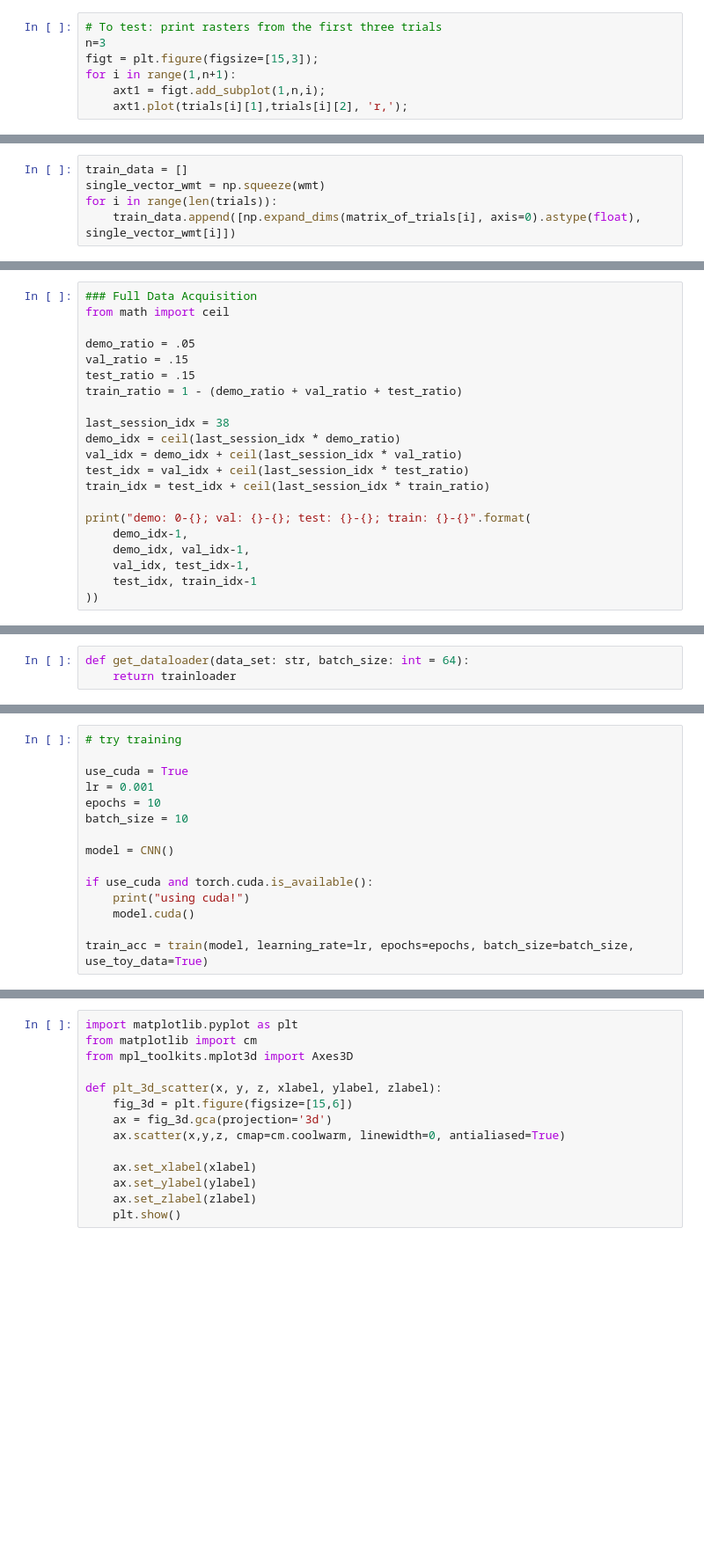
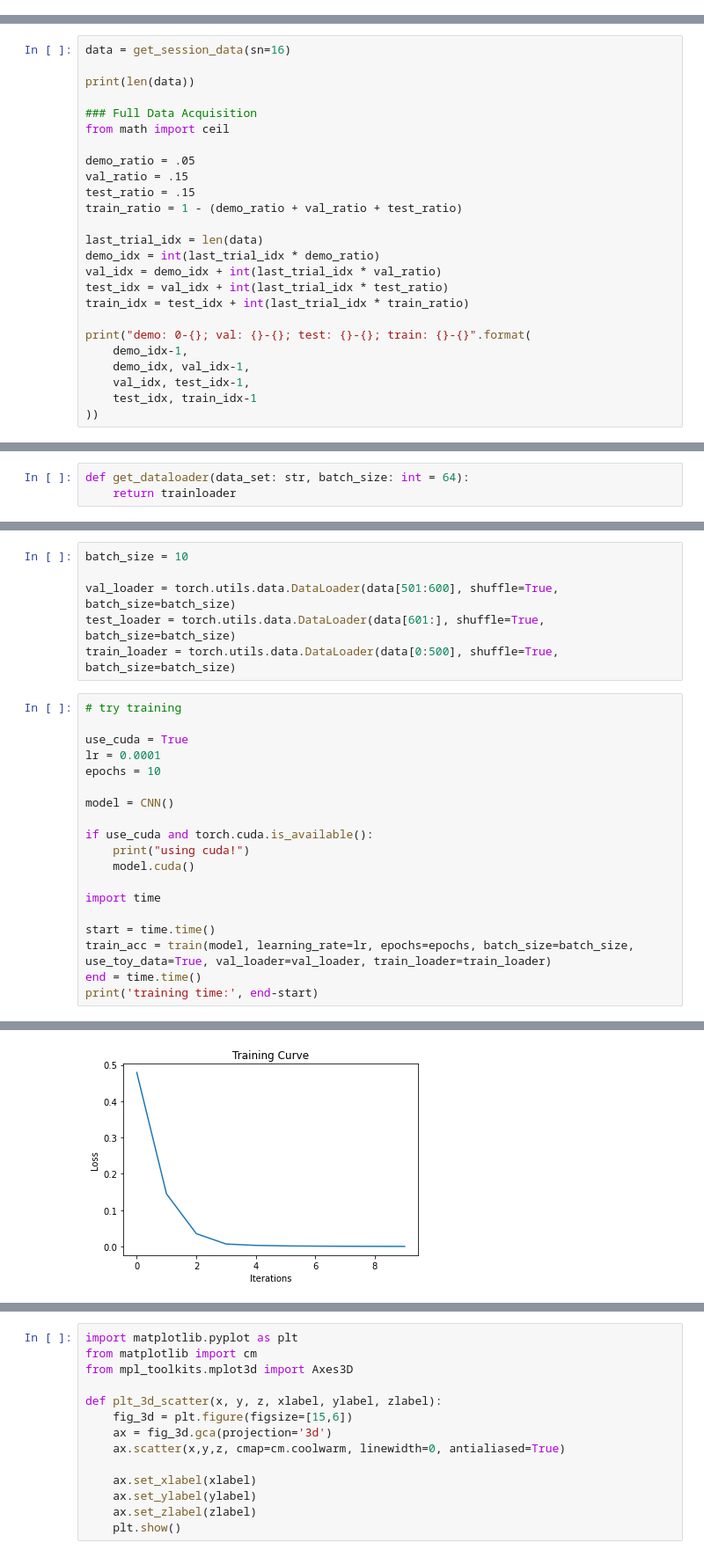
Before and after one commit to APS360-20209-T3/npix, a Jupyter notebook: data_gcp.ipynb, the cells around one changed output, grey strips where cells are left out. Shown: that part at 88% size. Drawn from its saved outputs; the diff is of its cells as text; blank space fills up the shorter version.

```diff
--- a/data_gcp.ipynb
+++ b/data_gcp.ipynb
@@ -195,7 +179,0 @@ for i in range(1,n+1):
-# %%
-# To test: print rasters from the first three trials
-n=3
-figt = plt.figure(figsize=[15,3]);
-for i in range(1,n+1):
-    axt1 = figt.add_subplot(1,n,i);
-    axt1.plot(trials[i][1],trials[i][2], 'r,');
@@ -276,5 +190,0 @@ plt.show()
-# %%
-train_data = []
-single_vector_wmt = np.squeeze(wmt)
-for i in range(len(trials)):
-    train_data.append([np.expand_dims(matrix_of_trials[i], axis=0).astype(float), single_vector_wmt[i]])
@@ -289,4 +241,8 @@ print(l1.shape)
 # %%
+data = get_session_data(sn=16)
+
+print(len(data))
+
 ### Full Data Acquisition
 from math import ceil
 
@@ -295,11 +251,11 @@ val_ratio = .15
 test_ratio = .15
 train_ratio = 1 - (demo_ratio + val_ratio + test_ratio)
 
-last_session_idx = 38
-demo_idx = ceil(last_session_idx * demo_ratio)
-val_idx = demo_idx + ceil(last_session_idx * val_ratio)
-test_idx = val_idx + ceil(last_session_idx * test_ratio)
-train_idx = test_idx + ceil(last_session_idx * train_ratio)
+last_trial_idx = len(data)
+demo_idx = int(last_trial_idx * demo_ratio)
+val_idx = demo_idx + int(last_trial_idx * val_ratio)
+test_idx = val_idx + int(last_trial_idx * test_ratio)
+train_idx = test_idx + int(last_trial_idx * train_ratio)
 
 print("demo: 0-{}; val: {}-{}; test: {}-{}; train: {}-{}".format(
     demo_idx-1,
@@ -488,13 +401,18 @@ def get_accuracy_and_loss(model, criterion, data_loader) -> tuple:
     loss = float(total_loss) / (i + 1)
 
     return acc, loss
+# %%
+batch_size = 10
+
+val_loader = torch.utils.data.DataLoader(data[501:600], shuffle=True, batch_size=batch_size)
+test_loader = torch.utils.data.DataLoader(data[601:], shuffle=True, batch_size=batch_size)
+train_loader = torch.utils.data.DataLoader(data[0:500], shuffle=True, batch_size=batch_size)
 # %%
 # try training
 
 use_cuda = True
-lr = 0.001
+lr = 0.0001
 epochs = 10
-batch_size = 10
 
 model = CNN()
 
@@ -502,5 +420,10 @@ if use_cuda and torch.cuda.is_available():
     print("using cuda!")
     model.cuda()
 
-train_acc = train(model, learning_rate=lr, epochs=epochs, batch_size=batch_size, use_toy_data=True)
+import time
+
+start = time.time()
+train_acc = train(model, learning_rate=lr, epochs=epochs, batch_size=batch_size, use_toy_data=True, val_loader=val_loader, train_loader=train_loader)
+end = time.time()
+print('training time:', end-start)
 # %% [output]
@@ -514,0 +441 @@ epoch: 9 | train acc: 0.982 | train loss: 0.19242138555273414 | val acc: 0.982 |
+[figure, added]
```
Also changed, not shown: parts of 53 cells of this notebook, 1 other file.
